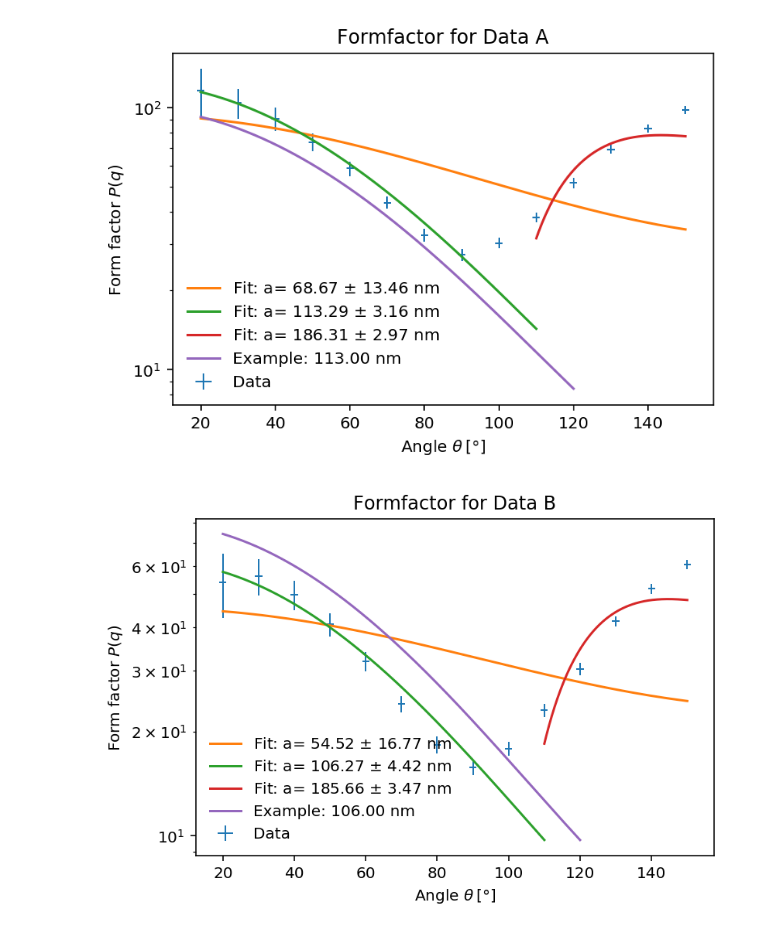
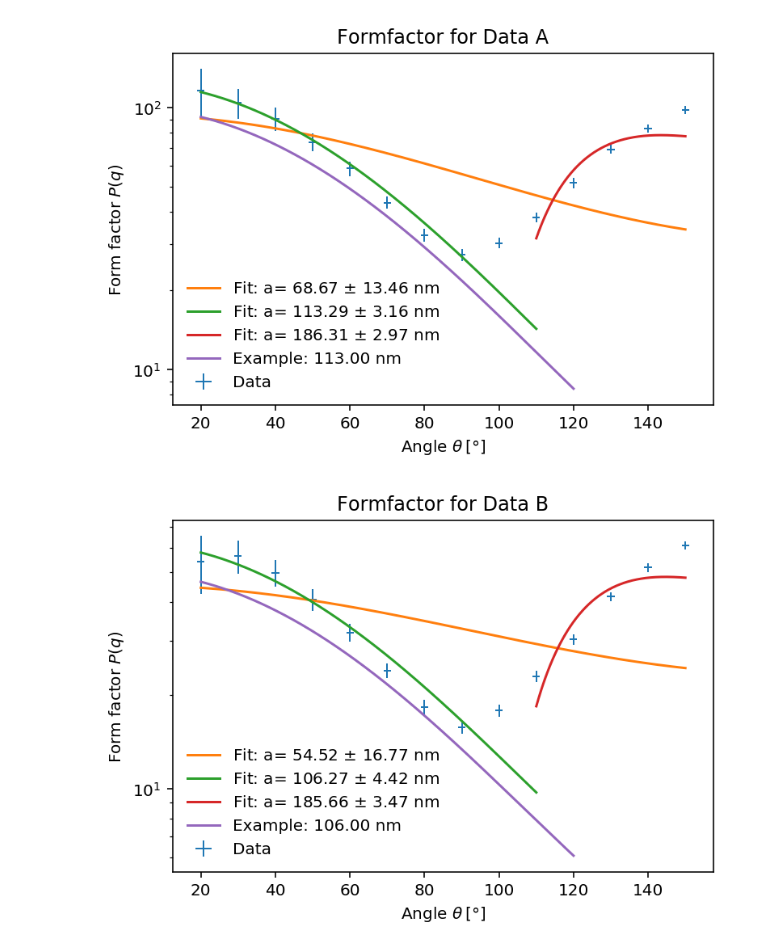
Before and after one commit to qwretz/fpraktikum, a Jupyter notebook: Dynamic Light Scattering/Struktur.ipynb, the cells around one changed output. Cells and saved outputs as stored; diff of their text form; code cells hidden in the pictures.

```diff
--- a/Dynamic Light Scattering/Struktur.ipynb
+++ b/Dynamic Light Scattering/Struktur.ipynb
@@ -130,32 +114,32 @@ fig.savefig("Plots/FormA");
 angles=[]
 meanI=[]
 dmeanI=[]
 
 for x in range(2,16):
     name="Data/B/{}.ASC".format(x*10)
     angles.append(x*10)
     data=np.genfromtxt(name,skip_header=16,delimiter="\t",filling_values=-1,comments="\"")
     I=data[183:,1]
     I*=np.sin(gamma*x*10) # Winkelkorrektur
 
     meanI.append(np.mean(I))
     dmeanI.append(np.std(I))
 
 fig,ax=plt.subplots(dpi=144)
 ax.errorbar(angles, meanI ,label="Data",xerr=1,yerr=dmeanI, marker="",ls="",lw=1)
 
 fit_mi_shit(0,-1,60)
 fit_mi_shit(0,9,30)
 fit_mi_shit(9,-1,100)
 
 """for i in np.linspace(35e-9,180e-9,2):
     ax.plot(q, formfaktor(q,i,100) ,label="Testwert: {:.2f} nm".format(i/1e-9,popt[0]*1e9,perr[0]*1e9))
 """
 q=np.linspace(angles[0],120,1000)
-ax.plot(q, formfaktor(q,106e-9,80) ,label="Example: {:.2f} nm".format(106) )
+ax.plot(q, formfaktor(q,106e-9,50) ,label="Example: {:.2f} nm".format(106) )
 ax.set(xlabel=r"Angle $\theta \: [°]$", ylabel="Form factor $P(q)$", title="Formfactor for Data B",yscale="log")
 
 ax.legend(frameon=False)
 fig.savefig("Plots/FormB");
 # %% [output]
-[figure, old version]
+[figure, new version]
```
Also changed, not shown: parts of 4 cells of this notebook, 3 other files.
